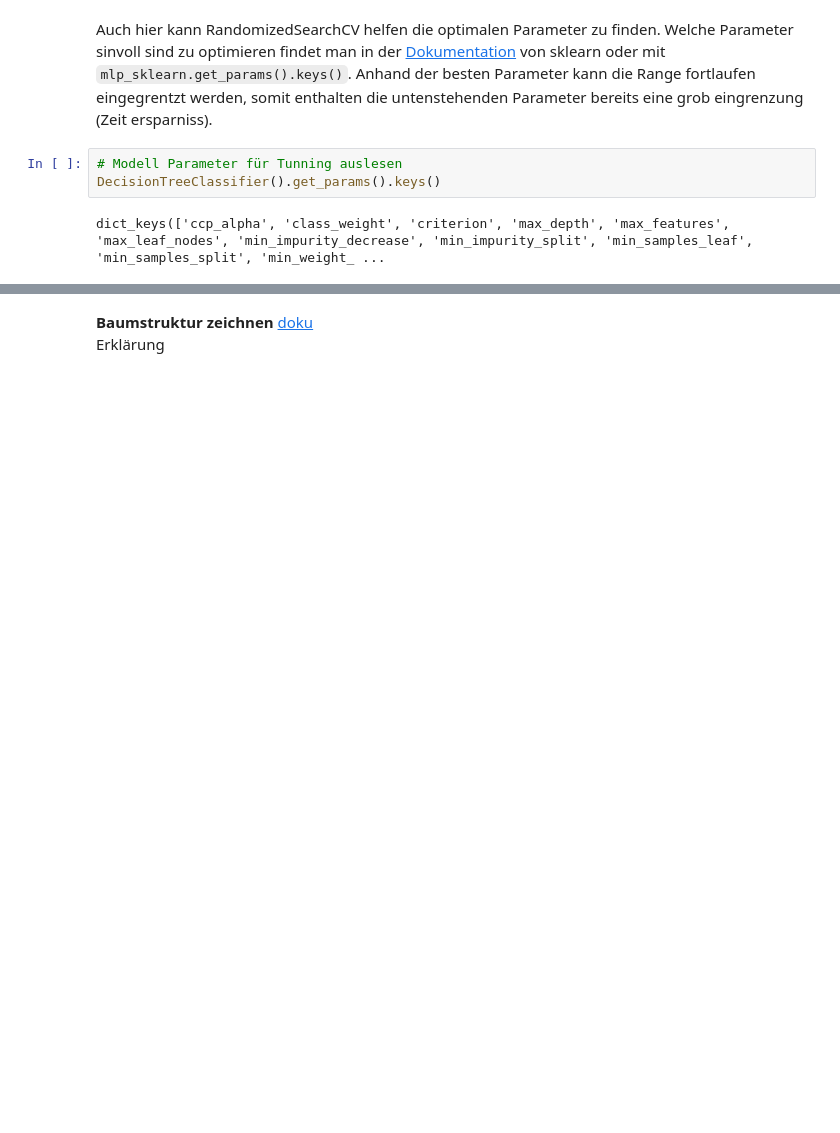
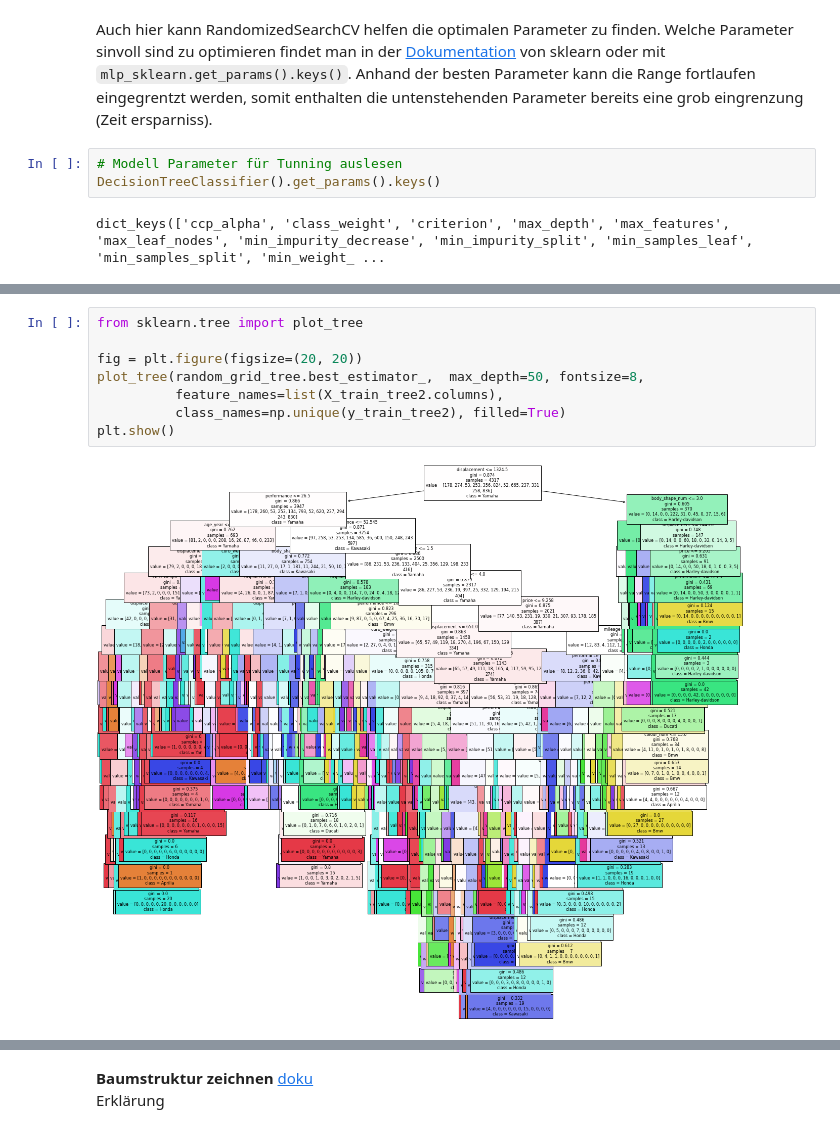
Before and after one commit to rootpi2203/ds_gml, a Jupyter notebook: gml_minichallenge_2/gml_minichallenge_2.ipynb, the cells around one changed output, grey strips where cells are left out. Cells and saved outputs as stored; diff of their text form; blank space fills up the shorter version.

```diff
--- a/gml_minichallenge_2/gml_minichallenge_2.ipynb
+++ b/gml_minichallenge_2/gml_minichallenge_2.ipynb
@@ -2737,0 +2796,10 @@ mean cv test score:  0.6223
+# %%
+from sklearn.tree import plot_tree
+
+fig = plt.figure(figsize=(20, 20))
+plot_tree(random_grid_tree.best_estimator_,  max_depth=50, fontsize=8,
+          feature_names=list(X_train_tree2.columns),
+          class_names=np.unique(y_train_tree2), filled=True)
+plt.show()
+# %% [output]
+[figure, added]
```
Also changed, not shown: parts of 28 cells of this notebook.
